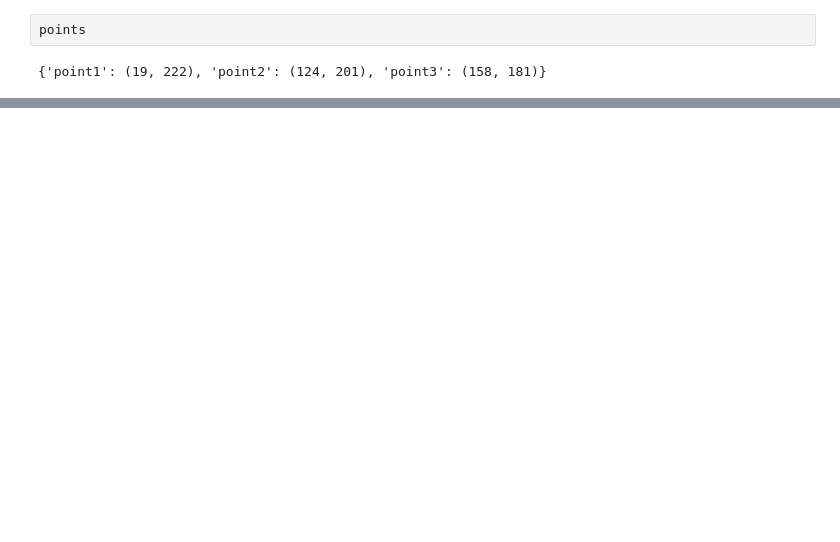
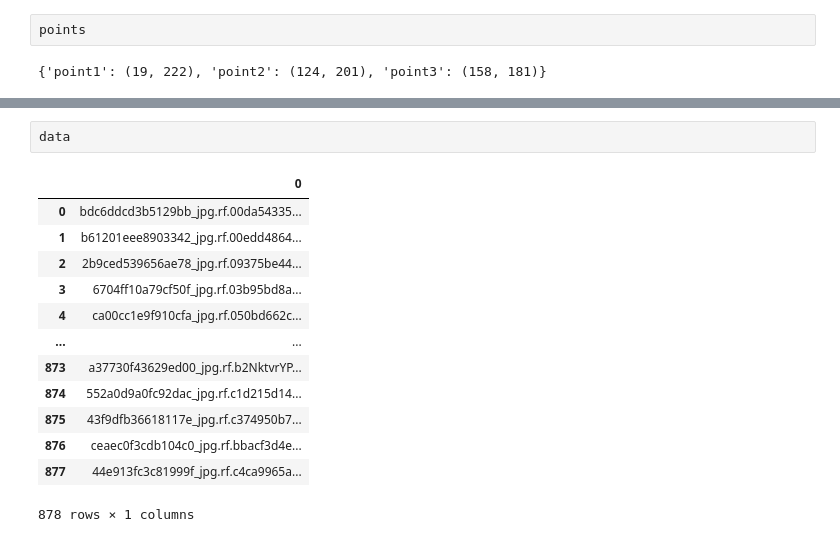
Before and after one commit to saadkarim165/ObjectDetectionProject, a Jupyter notebook: ObjectDetection_Project.ipynb, the cells around one changed output, grey strips where cells are left out. Drawn from its saved outputs; the diff is of its cells as text; blank space fills up the shorter version.

```diff
--- a/ObjectDetection_Project.ipynb
+++ b/ObjectDetection_Project.ipynb
@@ -202,0 +205,16 @@ cv2_imshow?
+# %%
+data
+# %% [output]
+|  | 0 |
+| 0 | bdc6ddcd3b5129bb_jpg.rf.00da54335... |
+| 1 | b61201eee8903342_jpg.rf.00edd4864... |
+| 2 | 2b9ced539656ae78_jpg.rf.09375be44... |
+| 3 | 6704ff10a79cf50f_jpg.rf.03b95bd8a... |
+| 4 | ca00cc1e9f910cfa_jpg.rf.050bd662c... |
+| ... | ... |
+| 873 | a37730f43629ed00_jpg.rf.b2NktvrYP... |
+| 874 | 552a0d9a0fc92dac_jpg.rf.c1d215d14... |
+| 875 | 43f9dfb36618117e_jpg.rf.c374950b7... |
+| 876 | ceaec0f3cdb104c0_jpg.rf.bbacf3d4e... |
+| 877 | 44e913fc3c81999f_jpg.rf.c4ca9965a... |
+878 rows × 1 columns
```
Also changed, not shown: parts of 15 cells of this notebook.
